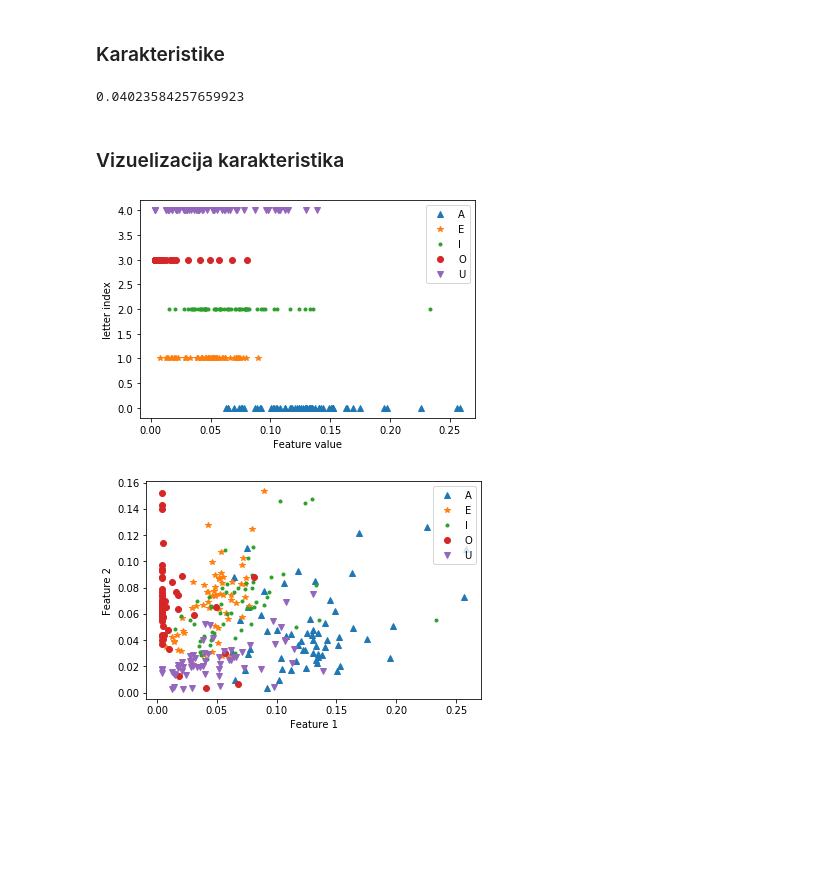
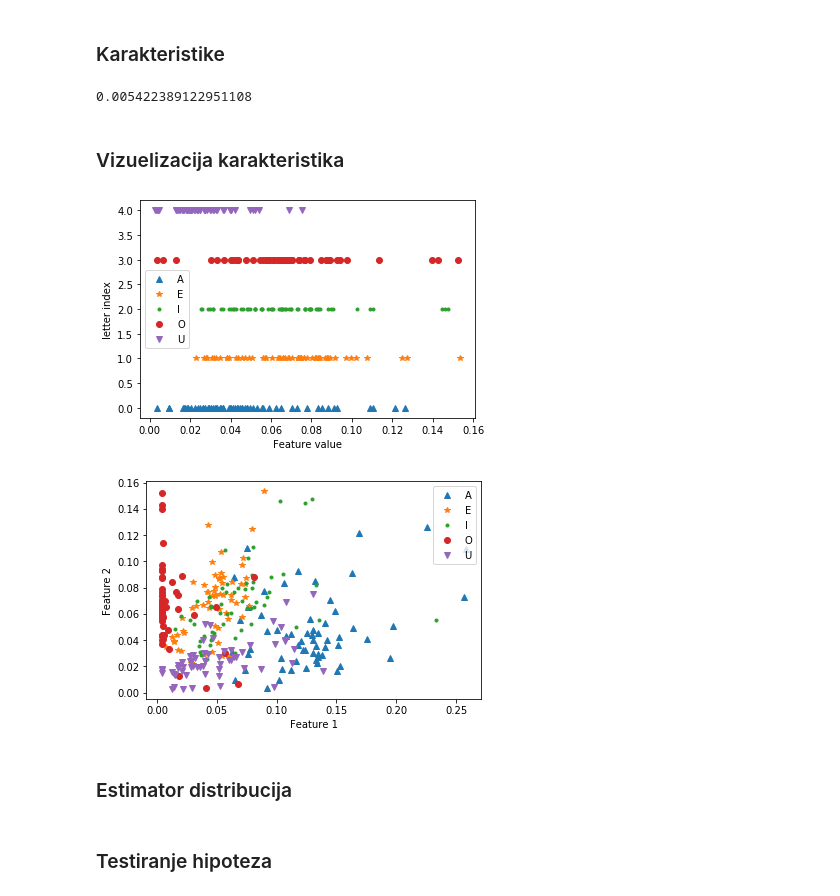
Before and after one commit to djokjulapfe/po, a Jupyter notebook: main.ipynb, the cells around one changed output. Saved outputs shown, nothing was run; the diff lists cells and outputs as text; code cells hidden in the pictures; blank space fills up the shorter version.

```diff
--- a/main.ipynb
+++ b/main.ipynb
@@ -20,11 +20,14 @@ import random
 
 import cv2
 import matplotlib.pyplot as plt
+from mpl_toolkits.mplot3d import Axes3D
 import numpy as np
+import scipy.stats
 
 dataset_dir = "data/Slova/"
 letters = ['A', 'E', 'I', 'O', 'U']
-dataset_size_per_letter = 60
+train_set_size_per_letter = 60
+test_set_size_per_letter = 60
 # %% [markdown]
 ### Učitavanje podataka
 # %%
@@ -46,15 +59,23 @@ plt.show()
 ### Priprema slika
 # %%
 border_size = 30
-dataset = [(
+train_set = [(
     label,
     sample[
         border_size : sample.shape[0] - border_size,
         border_size : sample.shape[1] - border_size
     ][:, :, 0] / 256.0
-) for label, sample in dataset]
+) for label, sample in train_set]
 
-random_point = dataset[random_point_index]
+test_set = [(
+    label,
+    sample[
+        border_size : sample.shape[0] - border_size,
+        border_size : sample.shape[1] - border_size
+    ][:, :, 0] / 256.0
+) for label, sample in test_set]
+
+random_point = train_set[random_point_index]
 plt.imshow(random_point[1], cmap = 'gray')
 plt.title("Removed borders")
 plt.show()
@@ -101,9 +122,10 @@ def crop(image: np.ndarray):
 
     return 1 - final_image
 
-dataset = [(label, crop(sample)) for label, sample in dataset]
+train_set = [(label, crop(sample)) for label, sample in train_set]
+test_set = [(label, crop(sample)) for label, sample in test_set]
 
-random_point = dataset[random_point_index]
+random_point = train_set[random_point_index]
 plt.imshow(random_point[1], cmap = 'gray')
 plt.title("Cropped image")
 plt.show()
@@ -147,12 +169,20 @@ X = np.array([
         feature.get_feature(sample)
         for feature in selected_features
     ]
-    for letter, sample in dataset
+    for letter, sample in train_set
+])
+
+X_test = np.array([
+    [letters.index(letter)] + [
+        feature.get_feature(sample)
+        for feature in selected_features
+    ]
+    for letter, sample in test_set
 ])
 
 print(selected_features[0].get_feature(random_point[1]))
 # %% [output]
-0.04023584257659923
+0.005422389122951108
 # %% [markdown]
 ### Vizuelizacija karakteristika
 # %%
@@ -165,34 +195,36 @@ letter_to_symbol = {
 }
 
 
 def feature_distribution(feature_id: int):
     for letter_id in range(len(letters)):
         plt.plot(
             X[X[:, 0] == letter_id][:, feature_id + 1],
-            np.ones(dataset_size_per_letter) * letter_id,
+            np.ones(train_set_size_per_letter) * letter_id,
             letter_to_symbol[letters[letter_id]]
         )
     plt.legend(letters)
     plt.xlabel('Feature value')
     plt.ylabel('letter index')
     plt.show()
 
 
 def compare_features(feature1_id: int = 0, feature2_id: int = 1):
     for letter_id in range(len(letters)):
         feature_for_letter_id = X[X[:, 0] == letter_id]
         plt.plot(
             feature_for_letter_id[:, feature1_id + 1],
             feature_for_letter_id[:, feature2_id + 1],
             letter_to_symbol[letters[letter_id]]
         )
     plt.legend(letters)
     plt.xlabel('Feature 1')
     plt.ylabel('Feature 2')
     plt.show()
 
-feature_distribution(0)
+feature_distribution(1)
 compare_features(0, 1)
 # %% [output]
-[figure, old version]
+[figure, new version]
 [figure]
+# %% [markdown]
+### Estimator distribucija
@@ -198,0 +241,2 @@ compare_features(0, 1)
+# %% [markdown]
+### Testiranje hipoteza
```
Also changed, not shown: parts of 6 cells of this notebook.
